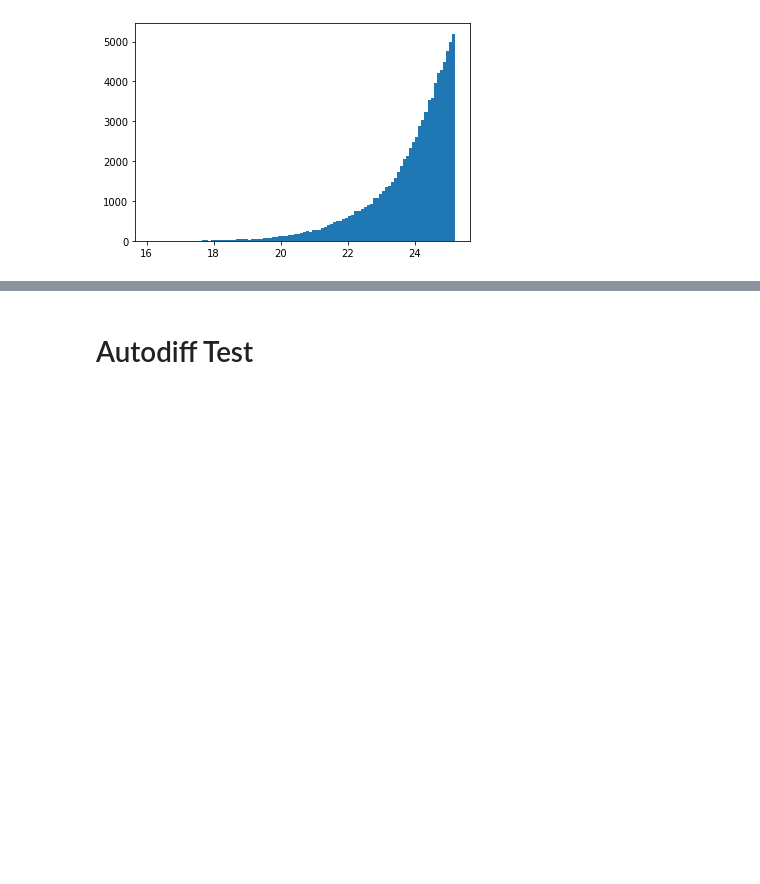
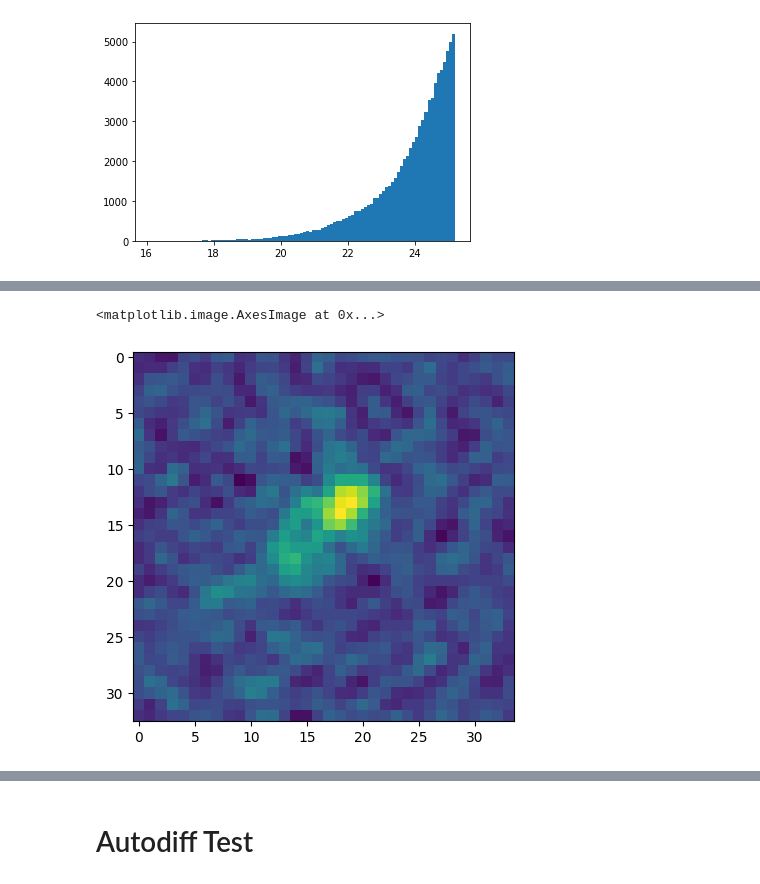
Before and after one commit to CosmoStat/autometacal, a Jupyter notebook: notebooks/Datasets-New_Galaxies.ipynb, the cells around one changed output, grey strips where cells are left out. Saved outputs shown, nothing was run; the diff lists cells and outputs as text; code cells hidden in the pictures; blank space fills up the shorter version.

```diff
--- a/notebooks/Datasets-New_Galaxies.ipynb
+++ b/notebooks/Datasets-New_Galaxies.ipynb
@@ -69,0 +70,7 @@ while i <16:
+# %%
+psf = galsim.Kolmogorov(fwhm=.098).withFlux(1.0)
+obs = galsim.Convolve([[gal,psf]])
+imshow(obs.drawImage(nx=34,ny=33).array)
+# %% [output]
+<matplotlib.image.AxesImage at 0x...>
+[figure, added]
```
Also changed, not shown: parts of 15 cells of this notebook.
